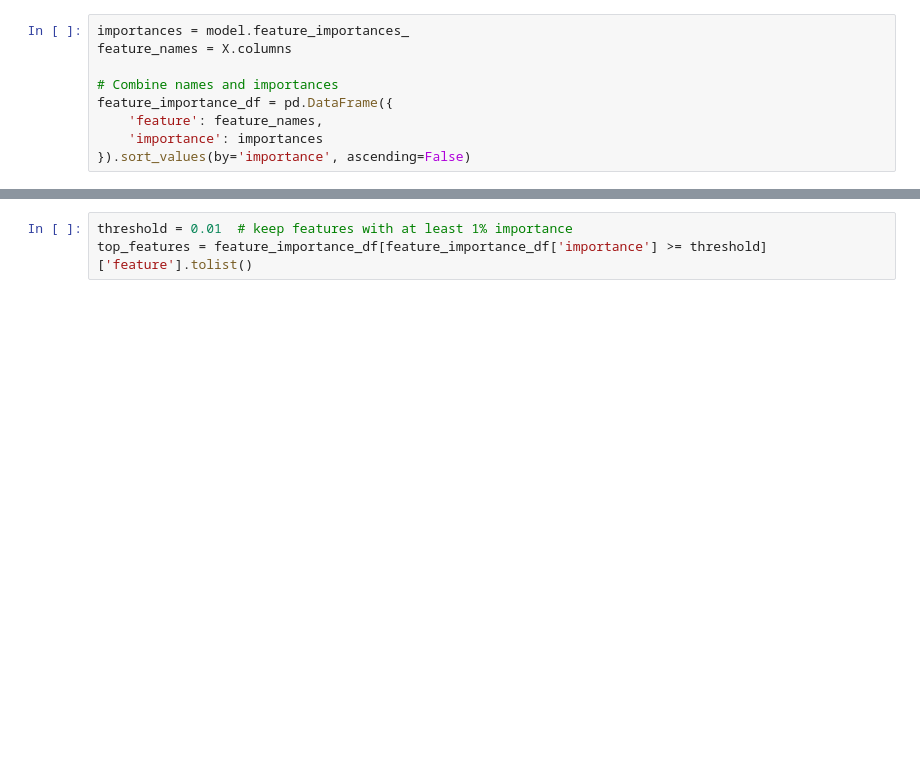
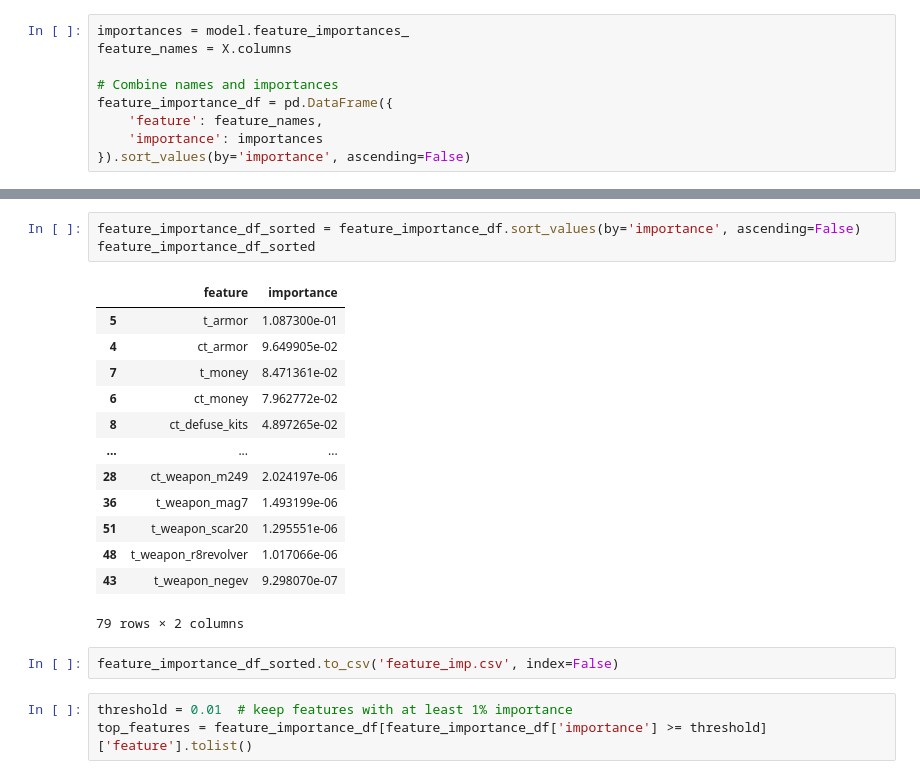
Before and after one commit to niranjan3321/CSGO_round_winner_prediction, a Jupyter notebook: analysis_notebook.ipynb, the cells around one changed output, grey strips where cells are left out. Drawn from its saved outputs; the diff is of its cells as text; blank space fills up the shorter version.

```diff
--- a/analysis_notebook.ipynb
+++ b/analysis_notebook.ipynb
@@ -388,3 +403,22 @@ feature_importance_df = pd.DataFrame({
+# %%
+feature_importance_df_sorted = feature_importance_df.sort_values(by='importance', ascending=False)
+feature_importance_df_sorted
+# %% [output]
+|  | feature | importance |
+| 5 | t_armor | 1.087300e-01 |
+| 4 | ct_armor | 9.649905e-02 |
+| 7 | t_money | 8.471361e-02 |
+| 6 | ct_money | 7.962772e-02 |
+| 8 | ct_defuse_kits | 4.897265e-02 |
+| ... | ... | ... |
+| 28 | ct_weapon_m249 | 2.024197e-06 |
+| 36 | t_weapon_mag7 | 1.493199e-06 |
+| 51 | t_weapon_scar20 | 1.295551e-06 |
+| 48 | t_weapon_r8revolver | 1.017066e-06 |
+| 43 | t_weapon_negev | 9.298070e-07 |
+79 rows × 2 columns
+# %%
+feature_importance_df_sorted.to_csv('feature_imp.csv', index=False)
 # %%
 threshold = 0.01  # keep features with at least 1% importance
 top_features = feature_importance_df[feature_importance_df['importance'] >= threshold]['feature'].tolist()
```
Also changed, not shown: parts of 4 cells of this notebook, 1 other file.
